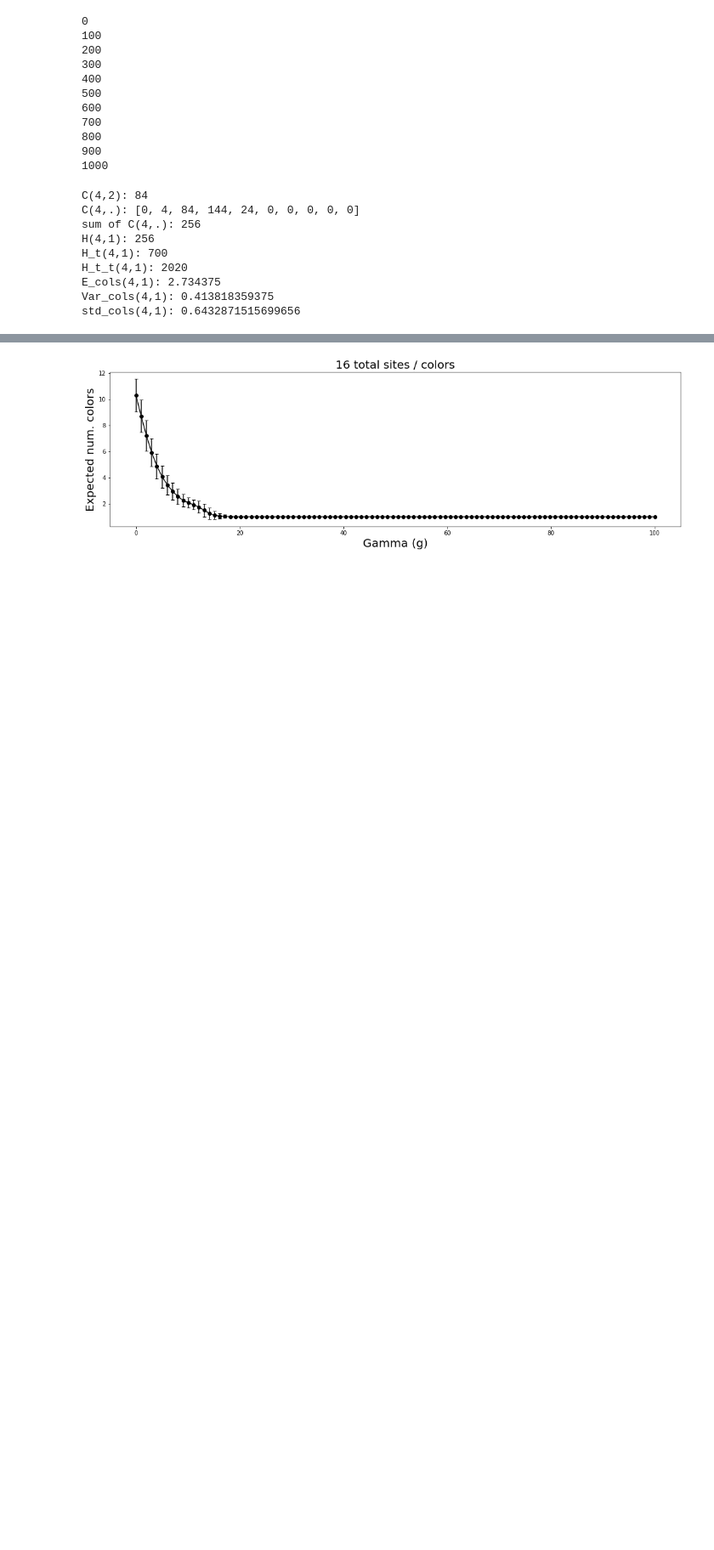
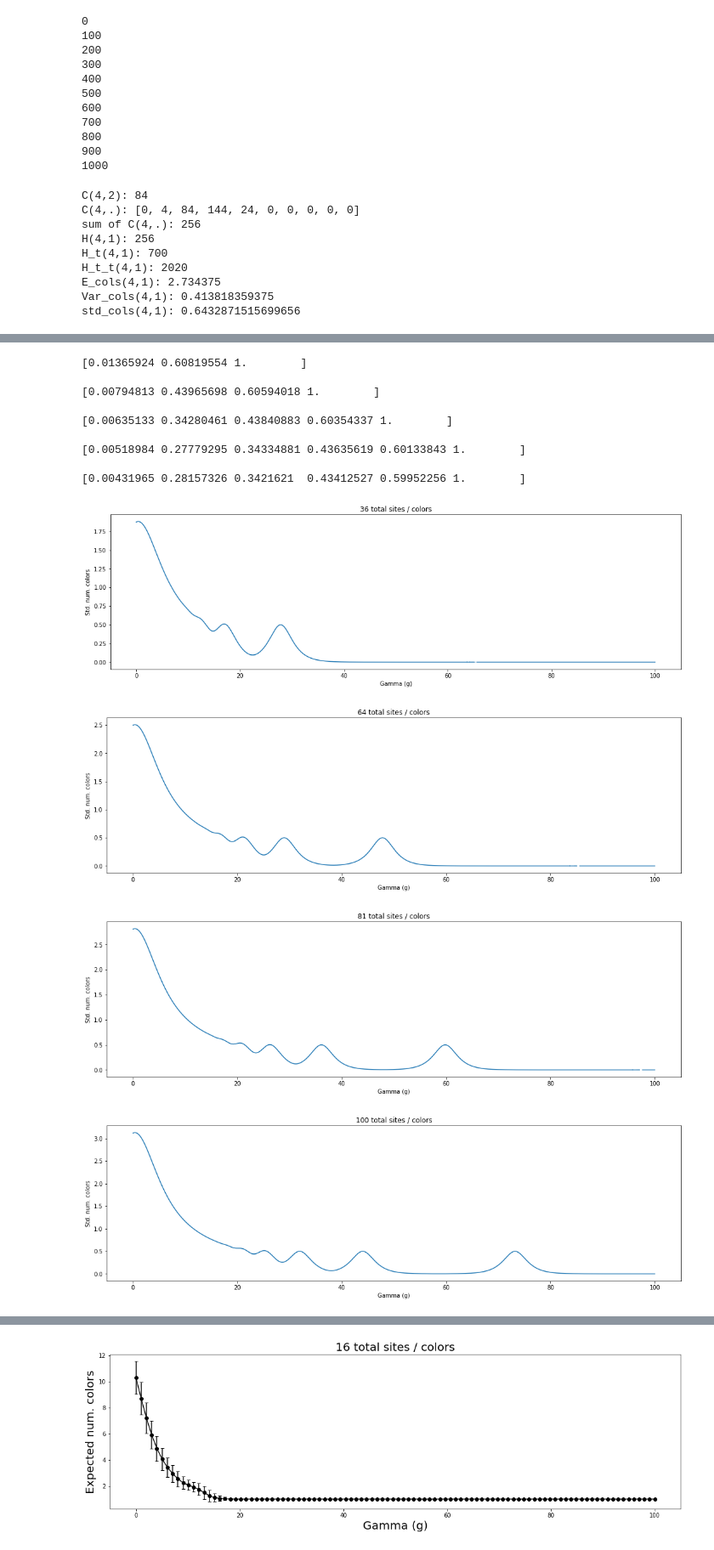
Before and after one commit to oscargomezq/Capstone-RCM, a Jupyter notebook: Stirling.ipynb, the cells around one changed output, grey strips where cells are left out. Shown: that part at 85% size. Drawn from its saved outputs; the diff is of its cells as text; code cells hidden in the pictures; blank space fills up the shorter version.

```diff
--- a/Stirling.ipynb
+++ b/Stirling.ipynb
@@ -138,0 +180,25 @@ def plot_avg_std_colors (N):
+# %%
+# plot_std_colors(9)
+# plot_std_colors(16)
+# plot_std_colors(25)
+plot_std_colors(36)
+# plot_std_colors(49)
+plot_std_colors(64)
+plot_std_colors(81)
+plot_std_colors(100)
+plot_std_colors(121)
+plt.show()
+# %% [output]
+[0.01365924 0.60819554 1.        ]
+
+[0.00794813 0.43965698 0.60594018 1.        ]
+
+[0.00635133 0.34280461 0.43840883 0.60354337 1.        ]
+
+[0.00518984 0.27779295 0.34334881 0.43635619 0.60133843 1.        ]
+
+[0.00431965 0.28157326 0.3421621  0.43412527 0.59952256 1.        ]
+[figure, added]
+[figure, added]
+[figure, added]
+[figure, added]
```
Also changed, not shown: parts of 5 cells of this notebook, 1 other file.
